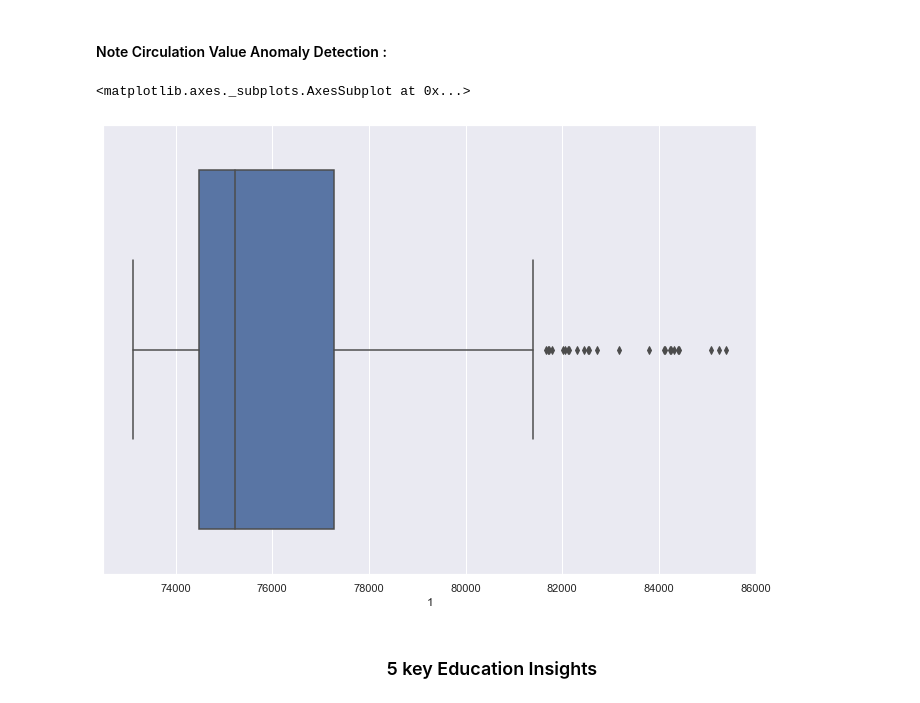
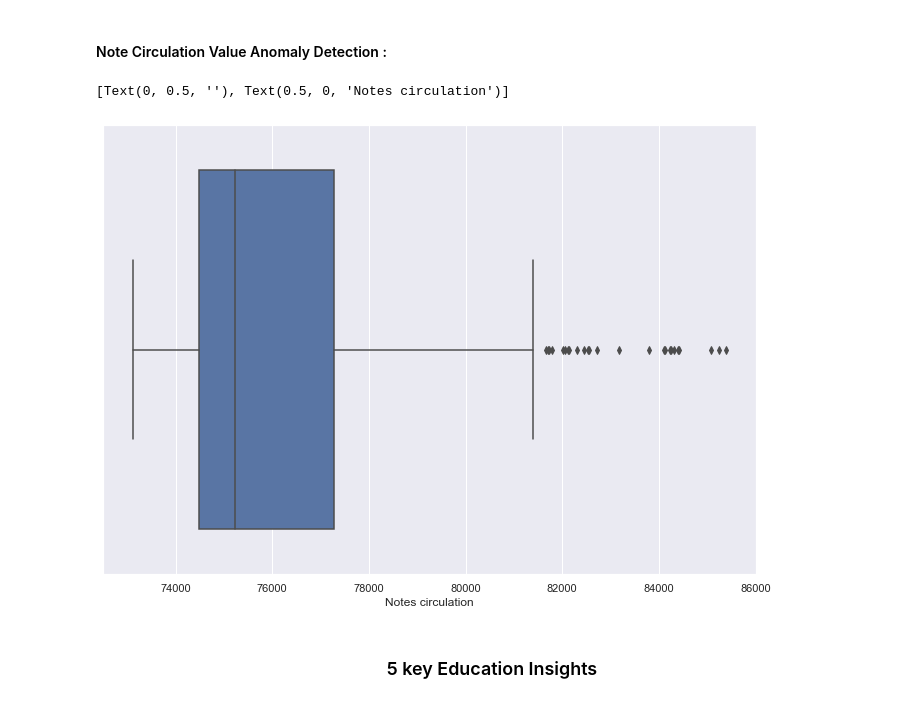
Before and after one commit to akashyanpure/Bank-Transactions-EDA, a Jupyter notebook: Akash_yanpure_Interview_task.ipynb, the cells around one changed output. Cells and saved outputs as stored; diff of their text form; code cells hidden in the pictures.

```diff
--- a/Akash_yanpure_Interview_task.ipynb
+++ b/Akash_yanpure_Interview_task.ipynb
@@ -181,10 +192,11 @@ fig.savefig('Foreign Currency.png',dpi=500)
 # %% [markdown]
 #### Note Circulation Value Anomaly Detection :
 # %%
-sn.boxplot(x=table_df[1])
+ax = sn.boxplot(x=table_df[1])
+ax.set(xlabel='Notes circulation', ylabel='')
 # %% [output]
-<matplotlib.axes._subplots.AxesSubplot at 0x...>
+[Text(0, 0.5, ''), Text(0.5, 0, 'Notes circulation')]
-[figure, old version]
+[figure, new version]
 # %% [markdown]
 ### <center> 5 key Education Insights </center>
 # %% [markdown]
```
Also changed, not shown: parts of 28 cells of this notebook.
